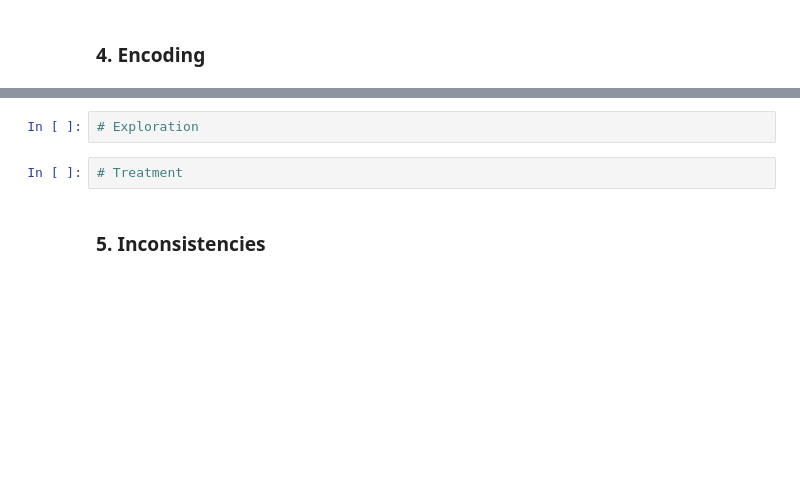
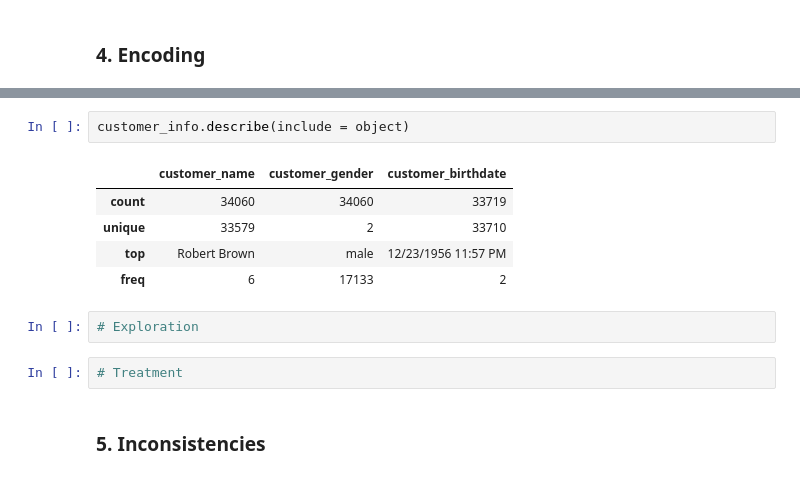
Before and after one commit to beatrizmarques2005/customer_segmentation, a Jupyter notebook: notebook_testing/preprocessing.ipynb, the cells around one changed output, grey strips where cells are left out. Saved outputs shown, nothing was run; the diff lists cells and outputs as text; blank space fills up the shorter version.

```diff
--- a/notebook_testing/preprocessing.ipynb
+++ b/notebook_testing/preprocessing.ipynb
@@ -79,3 +177,11 @@ cus
+# %%
+customer_info.describe(include = object)
+# %% [output]
+|  | customer_name | customer_gender | customer_birthdate |
+| count | 34060 | 34060 | 33719 |
+| unique | 33579 | 2 | 33710 |
+| top | Robert Brown | male | 12/23/1956 11:57 PM |
+| freq | 6 | 17133 | 2 |
 # %%
 # Exploration
 # %%
```
Also changed, not shown: parts of 9 cells of this notebook.
